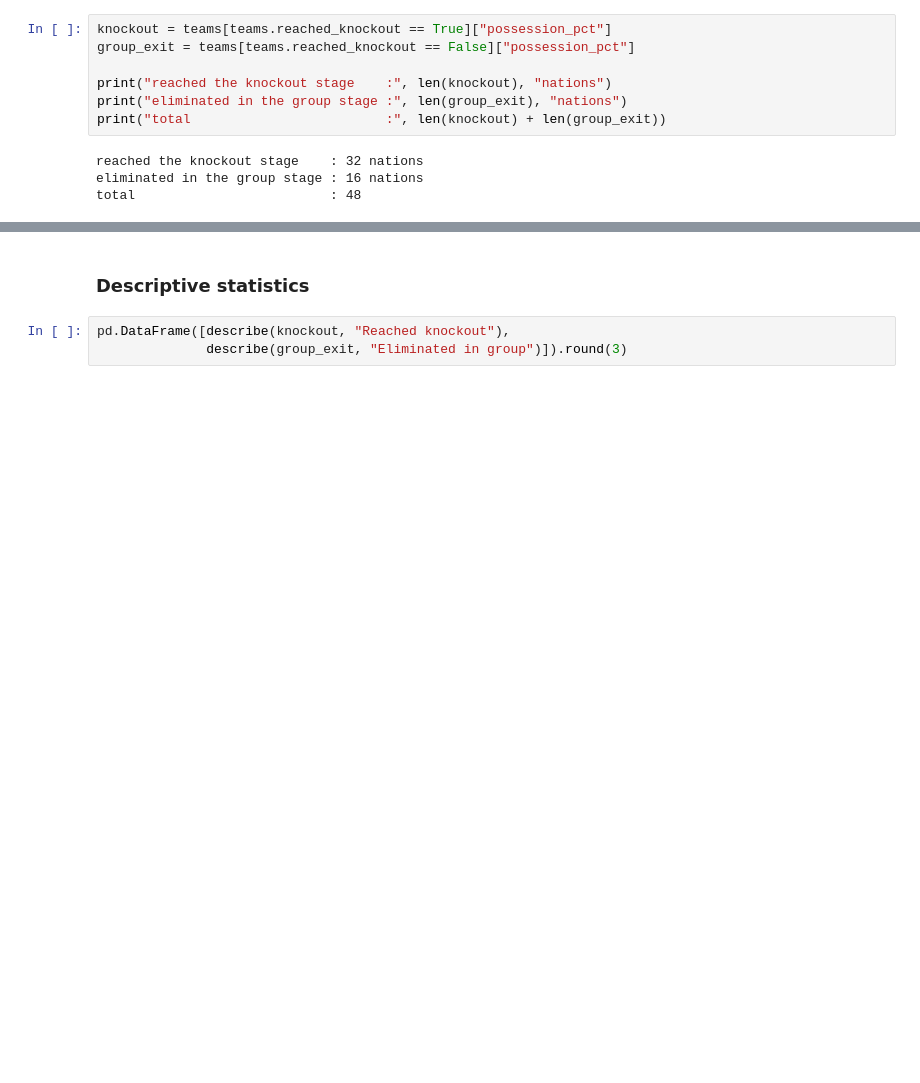
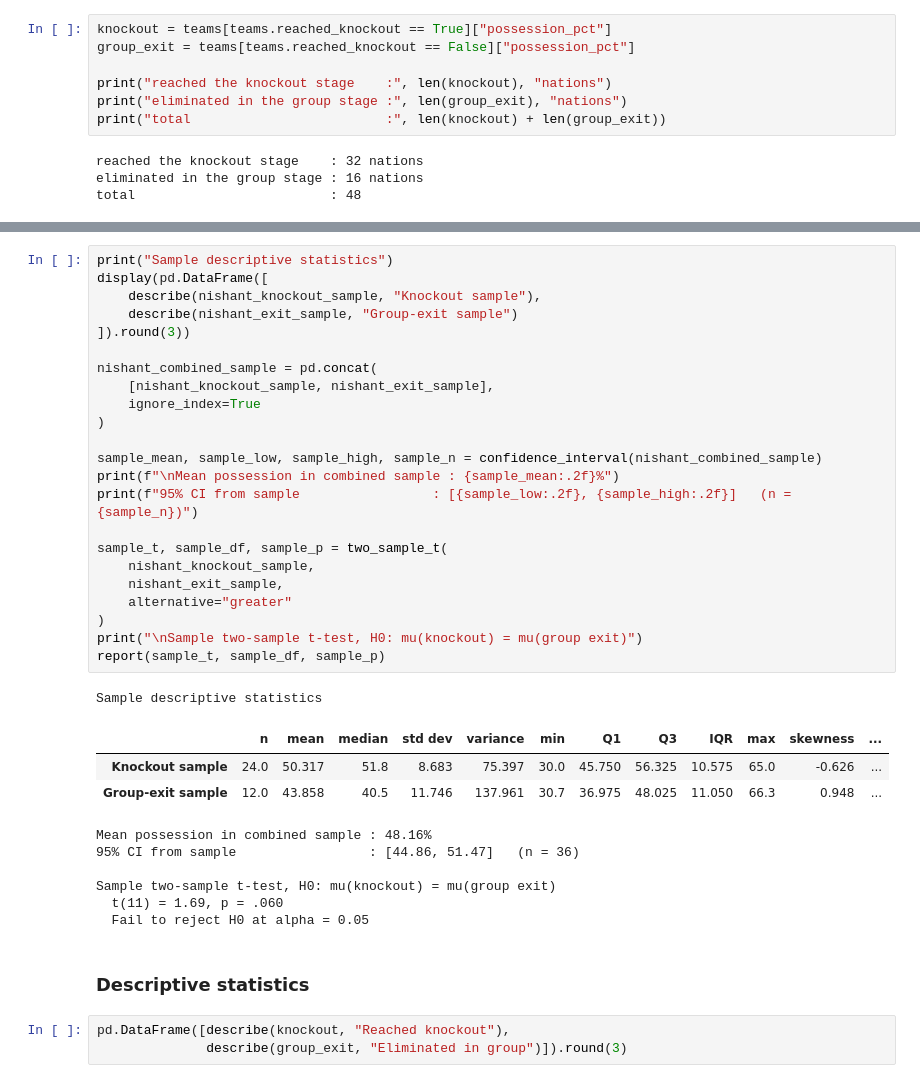
Before and after one commit to Akash157-CR7/HIT140-FOUNDATIONS-OF-DATA-SCIENCE-WC2026-analysis, a Jupyter notebook: WC2026_Analysis.ipynb, the cells around one changed output, grey strips where cells are left out. Cells and saved outputs as stored; diff of their text form; blank space fills up the shorter version.

```diff
--- a/WC2026_Analysis.ipynb
+++ b/WC2026_Analysis.ipynb
@@ -641,3 +761,37 @@ total                         : 48
+# %%
+print("Sample descriptive statistics")
+display(pd.DataFrame([
+    describe(nishant_knockout_sample, "Knockout sample"),
+    describe(nishant_exit_sample, "Group-exit sample")
+]).round(3))
+
+nishant_combined_sample = pd.concat(
+    [nishant_knockout_sample, nishant_exit_sample],
+    ignore_index=True
+)
+
+sample_mean, sample_low, sample_high, sample_n = confidence_interval(nishant_combined_sample)
+print(f"\nMean possession in combined sample : {sample_mean:.2f}%")
+print(f"95% CI from sample                 : [{sample_low:.2f}, {sample_high:.2f}]   (n = {sample_n})")
+
+sample_t, sample_df, sample_p = two_sample_t(
+    nishant_knockout_sample,
+    nishant_exit_sample,
+    alternative="greater"
+)
+print("\nSample two-sample t-test, H0: mu(knockout) = mu(group exit)")
+report(sample_t, sample_df, sample_p)
+# %% [output]
+Sample descriptive statistics
+|  | n | mean | median | std dev | variance | min | Q1 | Q3 | IQR | max | skewness | ... |
+| Knockout sample | 24.0 | 50.317 | 51.8 | 8.683 | 75.397 | 30.0 | 45.750 | 56.325 | 10.575 | 65.0 | -0.626 | ... |
+| Group-exit sample | 12.0 | 43.858 | 40.5 | 11.746 | 137.961 | 30.7 | 36.975 | 48.025 | 11.050 | 66.3 | 0.948 | ... |
+Mean possession in combined sample : 48.16%
+95% CI from sample                 : [44.86, 51.47]   (n = 36)
+
+Sample two-sample t-test, H0: mu(knockout) = mu(group exit)
+  t(11) = 1.69, p = .060
+  Fail to reject H0 at alpha = 0.05
 # %% [markdown]
 ### Descriptive statistics
 # %%
```
Also changed, not shown: parts of 17 cells of this notebook.
